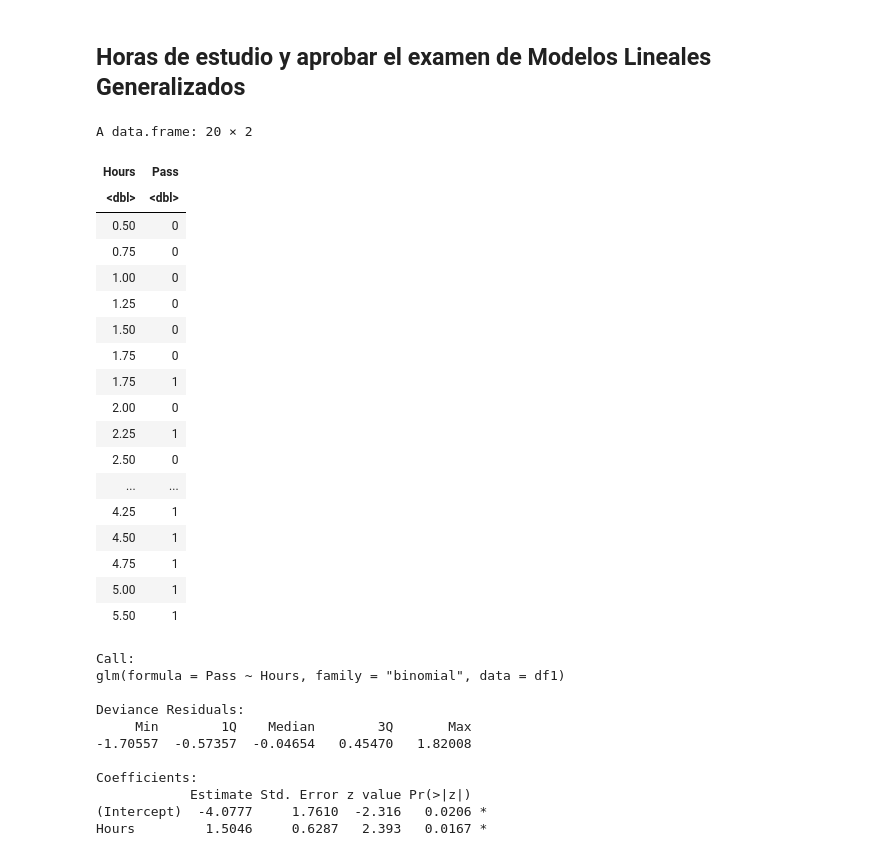
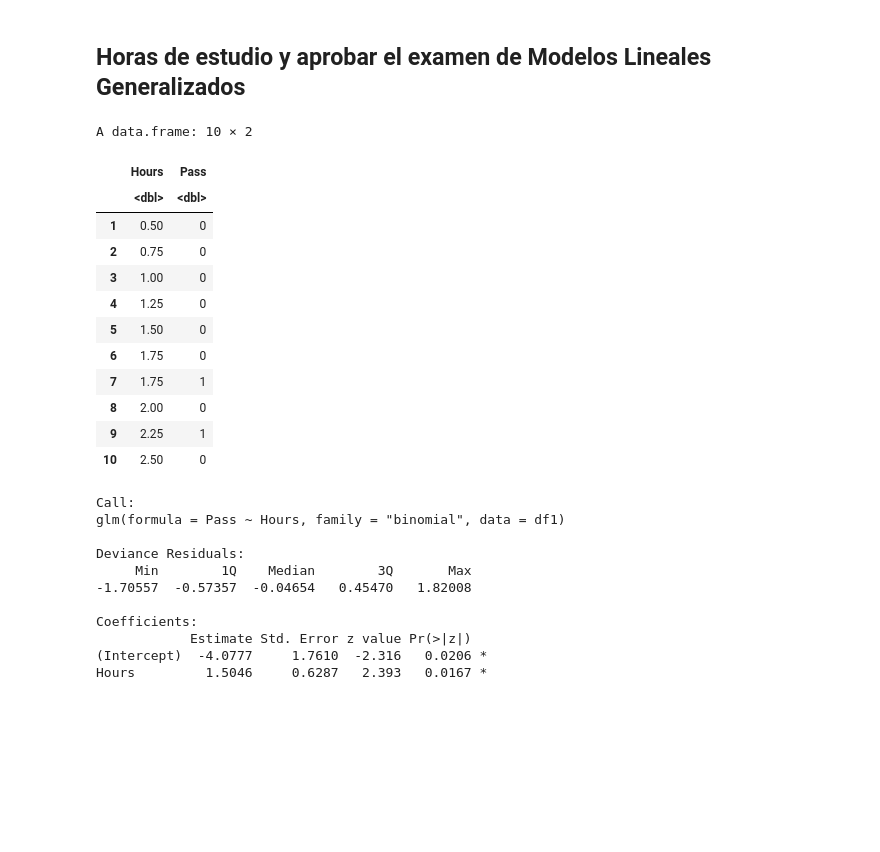
Before and after one commit to aramseries/Regresion_logistica, a Jupyter notebook: Regresion_logis.ipynb, the cells around one changed output. Saved outputs shown, nothing was run; the diff lists cells and outputs as text; code cells hidden in the pictures; blank space fills up the shorter version.

```diff
--- a/Regresion_logis.ipynb
+++ b/Regresion_logis.ipynb
@@ -7,27 +7,21 @@ Pass=c(0,0,0,0,0,0,1,0,1,0,1,0,1,0,1,1,1,1,1,1) #Aprobar el examen
 # 1 es Sí aprobar
 # %%
 df1=data.frame(Hours,Pass)
-df1
+head(df1,10)
 # %% [output]
-A data.frame: 20 × 2
+A data.frame: 10 × 2
-| Hours | Pass |
-| <dbl> | <dbl> |
-| 0.50 | 0 |
-| 0.75 | 0 |
-| 1.00 | 0 |
-| 1.25 | 0 |
-| 1.50 | 0 |
-| 1.75 | 0 |
-| 1.75 | 1 |
-| 2.00 | 0 |
-| 2.25 | 1 |
-| 2.50 | 0 |
-| ... | ... |
-| 4.25 | 1 |
-| 4.50 | 1 |
-| 4.75 | 1 |
-| 5.00 | 1 |
-| 5.50 | 1 |
+|  | Hours | Pass |
+|  | <dbl> | <dbl> |
+| 1 | 0.50 | 0 |
+| 2 | 0.75 | 0 |
+| 3 | 1.00 | 0 |
+| 4 | 1.25 | 0 |
+| 5 | 1.50 | 0 |
+| 6 | 1.75 | 0 |
+| 7 | 1.75 | 1 |
+| 8 | 2.00 | 0 |
+| 9 | 2.25 | 1 |
+| 10 | 2.50 | 0 |
 # %%
 #Crear nuestro MLG con glm
 logit0=glm(Pass~Hours,data=df1,family='binomial') #en rls o rlm, la función es lm
```
Also changed, not shown: parts of 67 cells of this notebook.
